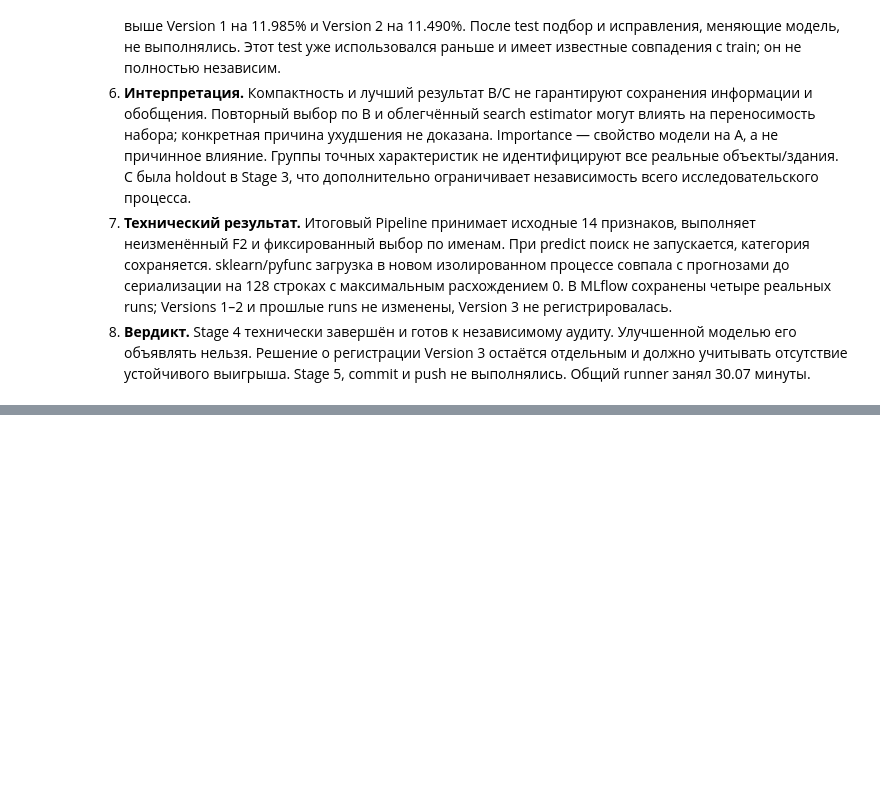
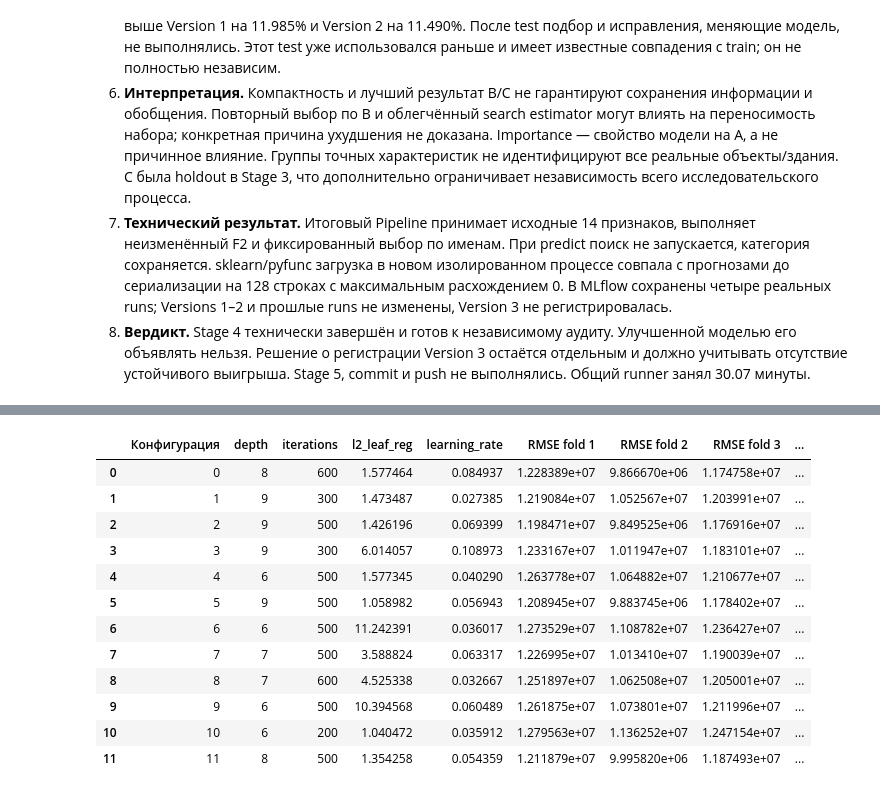
Before and after one commit to egpozd/mle-mlflow, a Jupyter notebook: model_improvement/model_improvement.ipynb, the cells around one changed output, grey strips where cells are left out. Saved outputs shown, nothing was run; the diff lists cells and outputs as text; code cells hidden in the pictures; blank space fills up the shorter version.

```diff
--- a/model_improvement/model_improvement.ipynb
+++ b/model_improvement/model_improvement.ipynb
@@ -1102,0 +1170,18 @@ Train не изменён. Commit/push и регистрация Version 3 не
+# %%
+stage5_template = stage5_factory(stage5_selected)
+stage5_template.set_params(**{
+    "model__" + key: value for key, value in stage5_results["constants"].items()
+})
+stage5_template.set_params(model__l2_leaf_reg=3.0)
+stage5_cloned = clone(stage5_template)
+stage5_cloned.set_params(model__depth=7)
+assert tuple(stage5_cloned.named_steps["selection"].columns) == stage5_selected
+assert stage5_cloned.get_params(deep=True)["model__cat_features"] == [CATEGORY]
+display(pd.DataFrame({"Фиксированные признаки": stage5_selected}))
+display(pd.DataFrame([
+    {"Параметр": "iterations", "Пространство": "[200, 300, 400, 500, 600]"},
+    {"Параметр": "depth", "Пространство": "целые 5–9 включительно"},
+    {"Параметр": "learning_rate", "Пространство": "[0.025, 0.12], log-uniform"},
+    {"Параметр": "l2_leaf_reg", "Пространство": "[1, 12], log-uniform"},
+]))
+display(pd.Series(stage5_results["constants"], name="Постоянные параметры").to_frame())
@@ -1102,0 +1327,38 @@ Train не изменён. Commit/push и регистрация Version 3 не
+# %%
+stage5_distributions = {
+    "model__iterations": [200, 300, 400, 500, 600],
+    "model__depth": randint(5, 10),
+    "model__learning_rate": loguniform(0.025, 0.12),
+    "model__l2_leaf_reg": loguniform(1, 12),
+}
+stage5_search_prototype = RandomizedSearchCV(
+    clone(stage5_template), stage5_distributions, n_iter=stage5_budget,
+    scoring={"rmse": "neg_root_mean_squared_error",
+             "mae": "neg_mean_absolute_error", "r2": "r2"},
+    cv=stage5_folds, random_state=42, n_jobs=1, pre_dispatch=1,
+    refit=False, error_score="raise", return_train_score=False)
+assert stage5_search_prototype.n_iter == 12
+stage5_randomized = stage5_results["randomized"]
+stage5_random_rows = [
+    {"Конфигурация": row["number"], **row["parameters"],
+     "RMSE fold 1": row["folds"][0]["rmse"], "RMSE fold 2": row["folds"][1]["rmse"],
+     "RMSE fold 3": row["folds"][2]["rmse"], "CV RMSE": row["mean_rmse"],
+     "CV std": row["std_rmse"], "MAE": row["mean_mae"], "R²": row["mean_r2"],
+     "fit, с": row["mean_fit_seconds"]}
+    for row in stage5_randomized["configurations"]]
+stage5_random_table = pd.DataFrame(stage5_random_rows)
+display(stage5_random_table)
+# %% [output]
+|  | Конфигурация | depth | iterations | l2_leaf_reg | learning_rate | RMSE fold 1 | RMSE fold 2 | RMSE fold 3 | ... |
+| 0 | 0 | 8 | 600 | 1.577464 | 0.084937 | 1.228389e+07 | 9.866670e+06 | 1.174758e+07 | ... |
+| 1 | 1 | 9 | 300 | 1.473487 | 0.027385 | 1.219084e+07 | 1.052567e+07 | 1.203991e+07 | ... |
+| 2 | 2 | 9 | 500 | 1.426196 | 0.069399 | 1.198471e+07 | 9.849525e+06 | 1.176916e+07 | ... |
+| 3 | 3 | 9 | 300 | 6.014057 | 0.108973 | 1.233167e+07 | 1.011947e+07 | 1.183101e+07 | ... |
+| 4 | 4 | 6 | 500 | 1.577345 | 0.040290 | 1.263778e+07 | 1.064882e+07 | 1.210677e+07 | ... |
+| 5 | 5 | 9 | 500 | 1.058982 | 0.056943 | 1.208945e+07 | 9.883745e+06 | 1.178402e+07 | ... |
+| 6 | 6 | 6 | 500 | 11.242391 | 0.036017 | 1.273529e+07 | 1.108782e+07 | 1.236427e+07 | ... |
+| 7 | 7 | 7 | 500 | 3.588824 | 0.063317 | 1.226995e+07 | 1.013410e+07 | 1.190039e+07 | ... |
+| 8 | 8 | 7 | 600 | 4.525338 | 0.032667 | 1.251897e+07 | 1.062508e+07 | 1.205001e+07 | ... |
+| 9 | 9 | 6 | 500 | 10.394568 | 0.060489 | 1.261875e+07 | 1.073801e+07 | 1.211996e+07 | ... |
+| 10 | 10 | 6 | 200 | 1.040472 | 0.035912 | 1.279563e+07 | 1.136252e+07 | 1.247154e+07 | ... |
+| 11 | 11 | 8 | 500 | 1.354258 | 0.054359 | 1.211879e+07 | 9.995820e+06 | 1.187493e+07 | ... |
```
Also changed, not shown: parts of 24 cells of this notebook, 3 other files.
